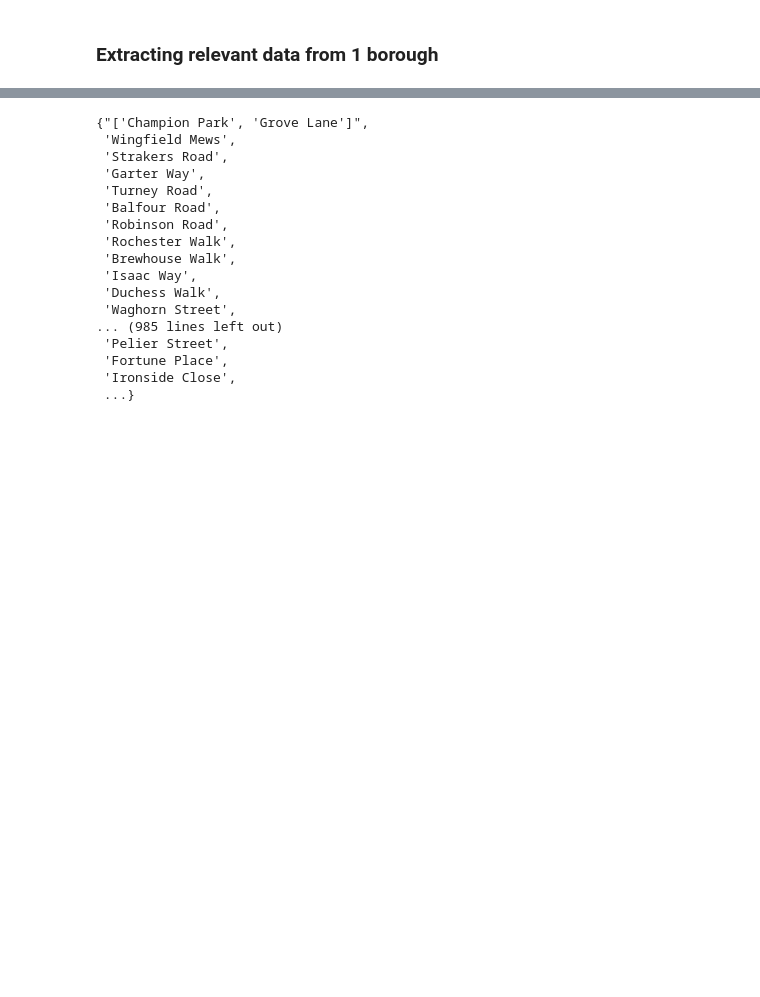
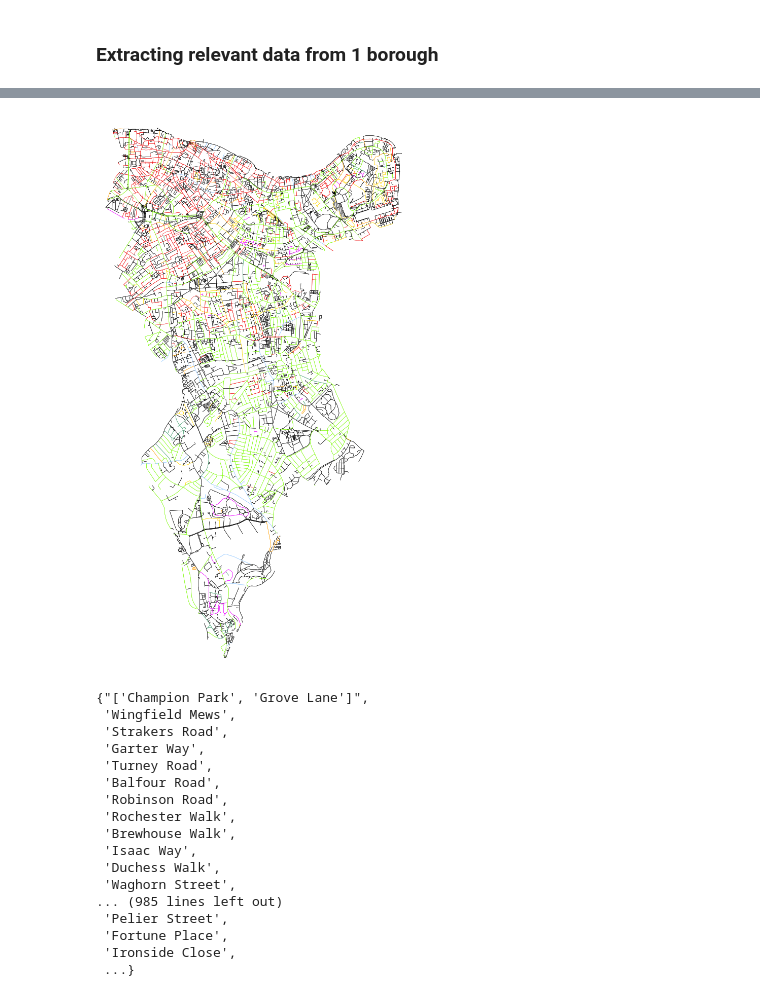
Before and after one commit to nicoleleman/30MapChallenge, a Jupyter notebook: Exploring OSMNX.ipynb, the cells around one changed output, grey strips where cells are left out. Cells and saved outputs as stored; diff of their text form; code cells hidden in the pictures; blank space fills up the shorter version.

Commit message:
Cleaned up the code, added colourcoding function

```diff
--- a/Exploring OSMNX.ipynb
+++ b/Exploring OSMNX.ipynb
@@ -107,3 +102,35 @@ edge_attributes.head()
+# %%
+def colourcode(x):
+    if ('street' in x):
+        return '#f10000'
+    elif ('road' in x):
+        return '#7CFC00'
+    elif ('lane' in x):
+        return '#91c8ff'
+    elif ('avenue' in x):
+        return '#3c9c69'
+    elif ('walk' in x):
+        return '#ffa000'
+    elif ('sqaure' in x):
+        return '#004aff'
+    elif ('drive' in x):
+        return '#ef00ff'
+    elif ('way' in x):
+        return '#ffd800'
+    else:
+        return 'black'
+place = 'London Borough of Southwark, London'
+G = ox.graph_from_place(place, network_type='all')
+
+# For the colouring, we take the attributes from each edge found extract the road name, and use the function above to create the colour array
+edge_attributes = ox.graph_to_gdfs(G, nodes=False)
+ec = [colourcode(str(row['name']).lower()) for index, row in edge_attributes.iterrows()]
+
+# We can finally draw the plot
+fig, ax = ox.plot_graph(G, bgcolor='white', axis_off=True, node_size=0, node_color='w', node_edgecolor='gray', node_zorder=2,
+                        edge_color=ec, edge_linewidth=0.5, edge_alpha=1, fig_height=20, save=True, dpi=1000)
+# %% [output]
+[figure, added]
 # %%
 unique_names = set()
 for column in edge_attributes['name']:
```
Also changed, not shown: parts of 4 cells of this notebook, 1 other file.
